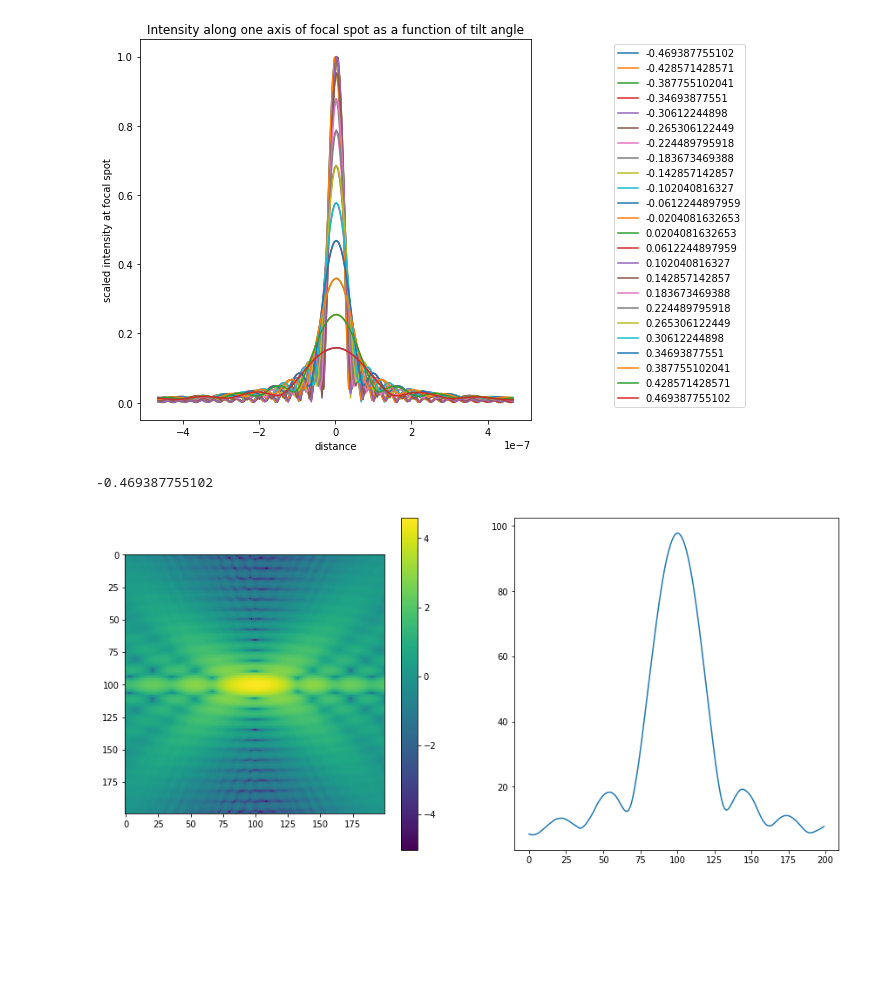
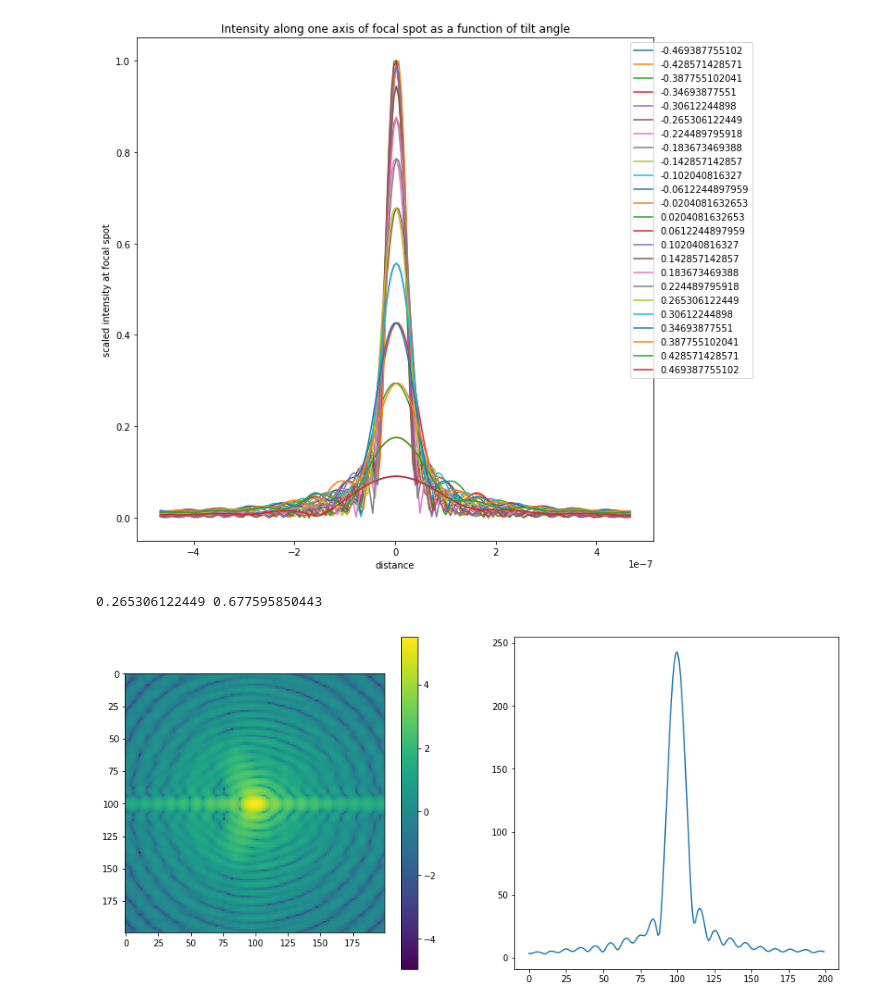
Before and after one commit to CXS-Scattering/zone_plate_testing, a Jupyter notebook: analyze_tilt.ipynb, the cells around one changed output. Drawn from its saved outputs; the diff is of its cells as text; code cells hidden in the pictures; blank space fills up the shorter version.

```diff
--- a/analyze_tilt.ipynb
+++ b/analyze_tilt.ipynb
@@ -8,14 +8,25 @@ import pickle
 def find_len(arr):
     i = 0
     j = 0
-    k = np.int(np.shape(arr)[0]/2)
-    while arr[k+1]<=arr[k]:
-        i = i+1
-        k = k+1
-    k = np.int(np.shape(arr)[0]/2)
-    while arr[k-1]<=arr[k]:
-        j = j+1
-        k = k-1
+    l = np.int(np.shape(arr)[0])
+    k = np.int(l/2)
+    for m in range(k-1):
+        #print('m :',m,i,k,arr[k+1], arr[k])
+
+        if arr[k+1] <= arr[k] :
+            i = i + 1
+            k = k + 1
+        else :
+            break
+    k = np.int(l/2)
+    for n in range(k-1):
+        #print('n :',n,i,k,arr[k-1], arr[k])
+        if arr[k-1] <= arr[k] :
+            j = j + 1
+            k = k - 1
+        else :
+            break
+    #print(i,j,i+j)
     return i+j
 # %%
 angles = np.linspace(-1,1,50)
@@ -106,20 +135,20 @@ plt.ylabel('scaled intensity at focal spot')
 plt.title('Intensity along one axis of focal spot as a function of tilt angle')
 plt.show()
 # %% [output]
-[figure, old version]
+[figure, new version]
 # %%
-i = 13
+i = 31
 var = focal_spot[i]
-print(angles[i])
+print(angles[i],rel_intensity[i])
 j = (np.shape(var[0]))[0]
 k = int(j/2)
 
 f,(ax1,ax2) = plt.subplots(1,2)
 im1 = ax1.imshow(np.log(var))
 f.colorbar(im1,ax=ax1)
 im2 = ax2.plot(var[k,:])
 f.subplots_adjust(right=1.75)
 plt.show()
 # %% [output]
--0.469387755102
+0.265306122449 0.677595850443
-[figure, old version]
+[figure, new version]
```
Also changed, not shown: parts of 3 cells of this notebook.
